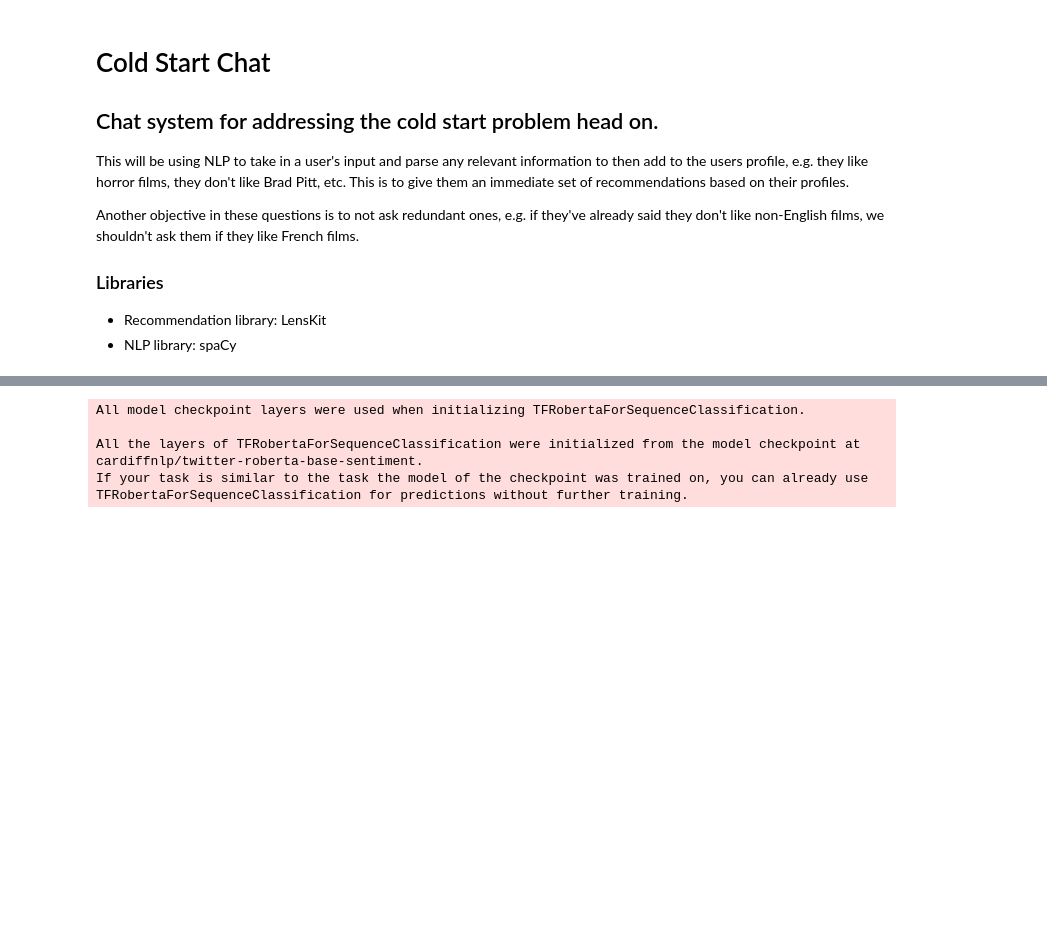
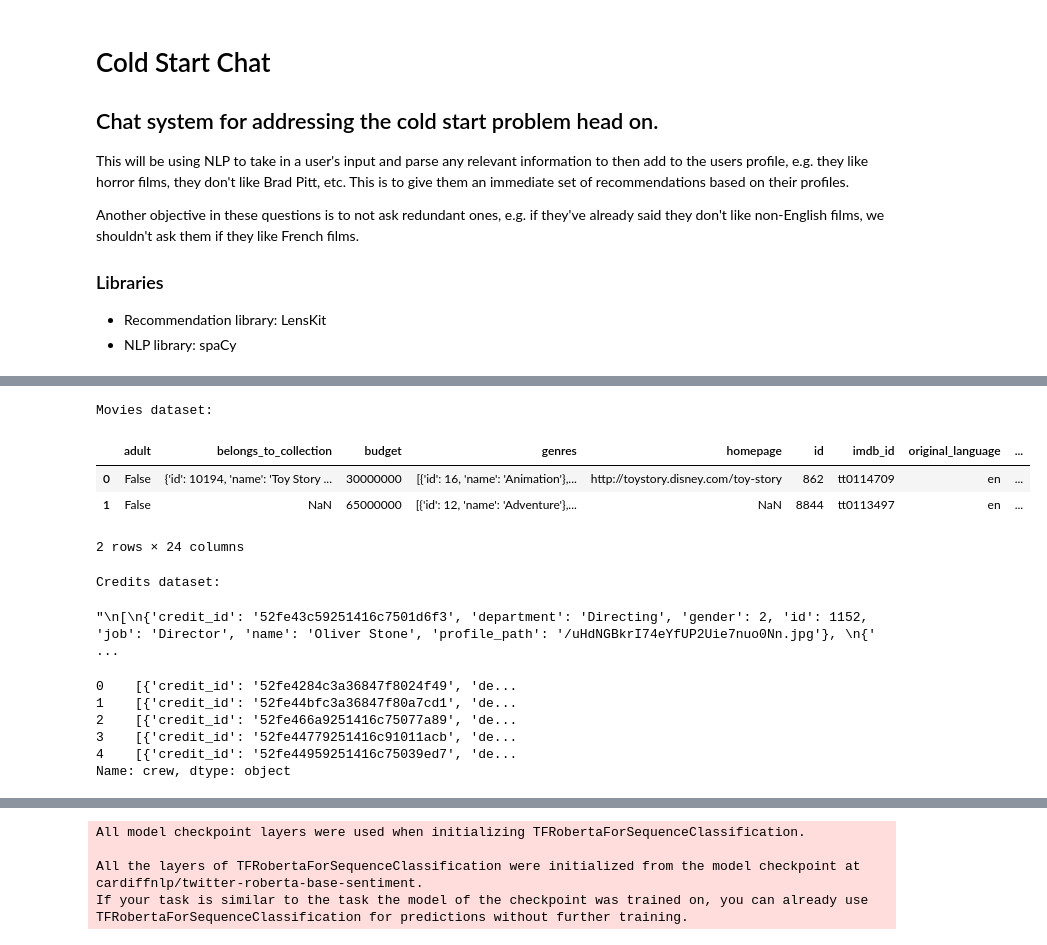
Before and after one commit to Laan33/Rec-Genie, a Jupyter notebook: preliminary-code/cold-start-chat.ipynb, the cells around one changed output, grey strips where cells are left out. Drawn from its saved outputs; the diff is of its cells as text; code cells hidden in the pictures; blank space fills up the shorter version.

```diff
--- a/preliminary-code/cold-start-chat.ipynb
+++ b/preliminary-code/cold-start-chat.ipynb
@@ -27,0 +105,7 @@ spaCy version: 3.8.2
+# %%
+# print the head of the dataset
+# Path to dataset files: /Users/Cathal/datasets/movies
+# Path to dataset files: /Users/Cathal/datasets/movies
+movies_path = os.path.expanduser("~/datasets/movies/7")
+ratings = pd.read_csv(f"{movies_path}/ratings.csv")
+movies = pd.read_csv(f"{movies_path}/movies_metadata.csv")
@@ -27,0 +125,37 @@ spaCy version: 3.8.2
+# %%
+print("Movies dataset:")
+movies.head(2)
+# %% [output]
+Movies dataset:
+|  | adult | belongs_to_collection | budget | genres | homepage | id | imdb_id | original_language | ... |
+| 0 | False | {'id': 10194, 'name': 'Toy Story ... | 30000000 | [{'id': 16, 'name': 'Animation'},... | http://toystory.disney.com/toy-story | 862 | tt0114709 | en | ... |
+| 1 | False | NaN | 65000000 | [{'id': 12, 'name': 'Adventure'},... | NaN | 8844 | tt0113497 | en | ... |
+2 rows × 24 columns
+# %%
+print("Credits dataset:")
+credits = pd.read_csv(f"{movies_path}/credits.csv")
+credits.head(20)
+
+"""
+[
+{'credit_id': '52fe43c59251416c7501d6f3', 'department': 'Directing', 'gender': 2, 'id': 1152, 'job': 'Director', 'name': 'Oliver Stone', 'profile_path': '/uHdNGBkrI74eYfUP2Uie7nuo0Nn.jpg'},
+{'credit_id': '52fe43c59251416c7501d6f9', 'department': 'Writing', 'gender': 2, 'id': 1152, 'job': 'Screenplay', 'name': 'Oliver Stone', 'profile_path': '/uHdNGBkrI74eYfUP2Uie7nuo0Nn.jpg'},
+{'credit_id': '52fe43c59251416c7501d6ff', 'department': 'Production', 'gender': 2, 'id': 5379, 'job': 'Producer', 'name': 'Dan Halsted', 'profile_path': None},
+{'credit_id': '52fe43c59251416c7501d705', 'department': 'Sound', 'gender': 2, 'id': 491, 'job': 'Original Music Composer', 'name': 'John Williams', 'profile_path': '/2Ats98PB1SH2yfEPikiLdhRuXZm.jpg'},
+{'credit_id': '52fe43c59251416c7501d70b', 'department': 'Writing', 'gender': 2, 'id': 17786, 'job': 'Screenplay', 'name': 'Stephen J. Rivele', 'profile_path': None},
+{'credit_id': '52fe43c59251416c7501d711', 'department': 'Camera', 'gender': 2, 'id': 149, 'job': 'Director of Photography', 'name': 'Robert Richardson', 'profile_path': '/9tLrDHL9qL9yYIhcJVaINwnzmWN.jpg'},
+{'credit_id': '52fe43c59251416c7501d717', 'department': 'Editing', 'gender': 2, 'id': 3189, 'job': 'Editor', 'name': 'Brian Berdan', 'profile_path': None},
+{'credit_id': '52fe43c59251416c7501d71d', 'department': 'Production', 'gender': 2, 'id': 1152, 'job': 'Producer', 'name': 'Oliver Stone', 'profile_path': '/uHdNGBkrI74eYfUP2Uie7nuo0Nn.jpg'}]
+"""
+# %% [output]
+Credits dataset:
+"\n[\n{'credit_id': '52fe43c59251416c7501d6f3', 'department': 'Directing', 'gender': 2, 'id': 1152, 'job': 'Director', 'name': 'Oliver Stone', 'profile_path': '/uHdNGBkrI74eYfUP2Uie7nuo0Nn.jpg'}, \n{' ...
+# %%
+credits['crew'].head()
+# %% [output]
+0    [{'credit_id': '52fe4284c3a36847f8024f49', 'de...
+1    [{'credit_id': '52fe44bfc3a36847f80a7cd1', 'de...
+2    [{'credit_id': '52fe466a9251416c75077a89', 'de...
+3    [{'credit_id': '52fe44779251416c91011acb', 'de...
+4    [{'credit_id': '52fe44959251416c75039ed7', 'de...
+Name: crew, dtype: object
```
Also changed, not shown: parts of 15 cells of this notebook.
